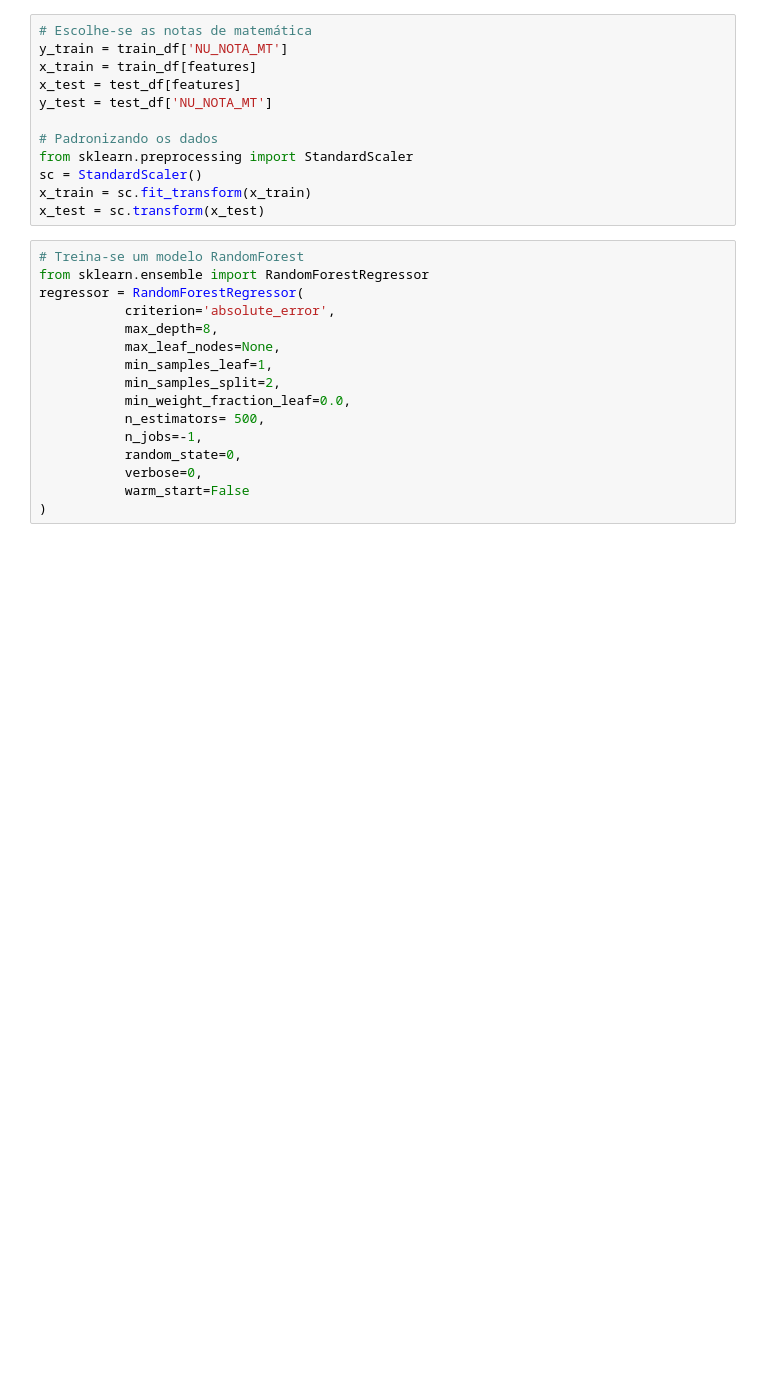
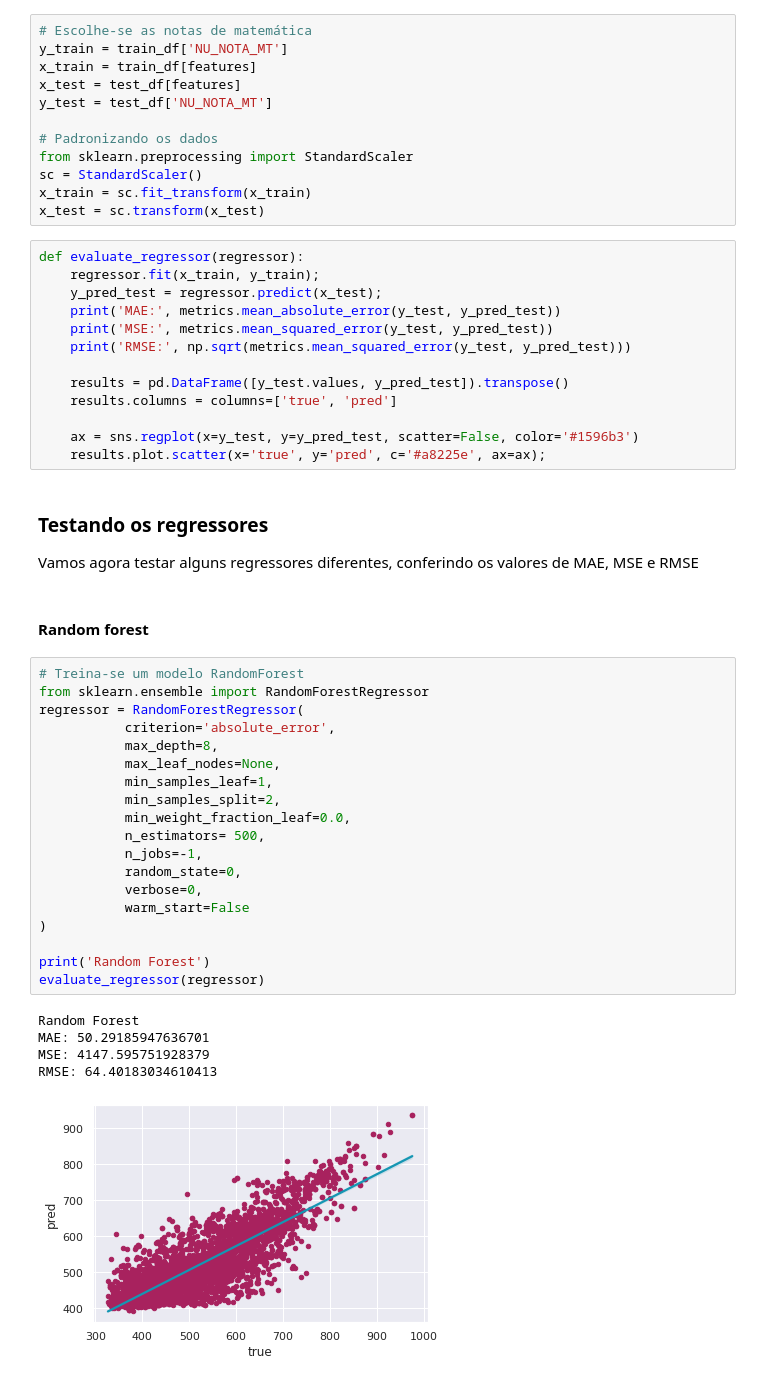
Before and after one commit to gsoaresbaptista/enem-regression, a Jupyter notebook: experiments/grade_regression.ipynb, the cells around one changed output. Cells and saved outputs as stored; diff of their text form; blank space fills up the shorter version.

```diff
--- a/experiments/grade_regression.ipynb
+++ b/experiments/grade_regression.ipynb
@@ -133,19 +138,47 @@ from sklearn.preprocessing import StandardScaler
 sc = StandardScaler()
 x_train = sc.fit_transform(x_train)
 x_test = sc.transform(x_test)
+# %%
+def evaluate_regressor(regressor):
+    regressor.fit(x_train, y_train);
+    y_pred_test = regressor.predict(x_test);
+    print('MAE:', metrics.mean_absolute_error(y_test, y_pred_test))
+    print('MSE:', metrics.mean_squared_error(y_test, y_pred_test))
+    print('RMSE:', np.sqrt(metrics.mean_squared_error(y_test, y_pred_test)))
+
+    results = pd.DataFrame([y_test.values, y_pred_test]).transpose()
+    results.columns = columns=['true', 'pred']
+
+    ax = sns.regplot(x=y_test, y=y_pred_test, scatter=False, color='#1596b3')
+    results.plot.scatter(x='true', y='pred', c='#a8225e', ax=ax);
+# %% [markdown]
+### Testando os regressores
+
+Vamos agora testar alguns regressores diferentes, conferindo os valores de MAE, MSE e RMSE
+# %% [markdown]
+#### Random forest
 # %%
 # Treina-se um modelo RandomForest
 from sklearn.ensemble import RandomForestRegressor
 regressor = RandomForestRegressor(
            criterion='absolute_error',
            max_depth=8,
            max_leaf_nodes=None,
            min_samples_leaf=1,
            min_samples_split=2,
            min_weight_fraction_leaf=0.0,
            n_estimators= 500,
            n_jobs=-1,
            random_state=0,
            verbose=0,
            warm_start=False
 )
+
+print('Random Forest')
+evaluate_regressor(regressor)
+# %% [output]
+Random Forest
+MAE: 50.29185947636701
+MSE: 4147.595751928379
+RMSE: 64.40183034610413
+[figure, added]
```
Also changed, not shown: parts of 27 cells of this notebook, 1 other file.
